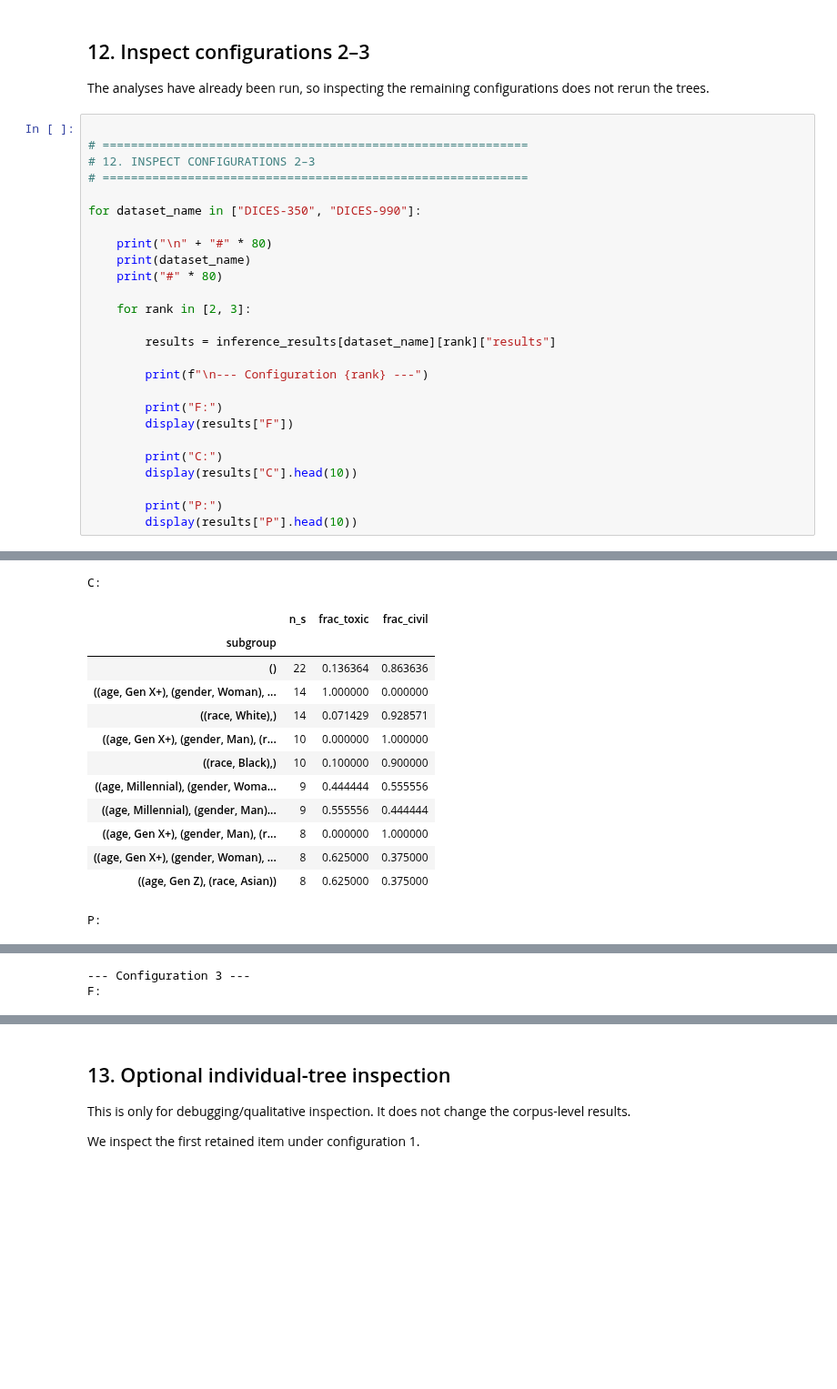
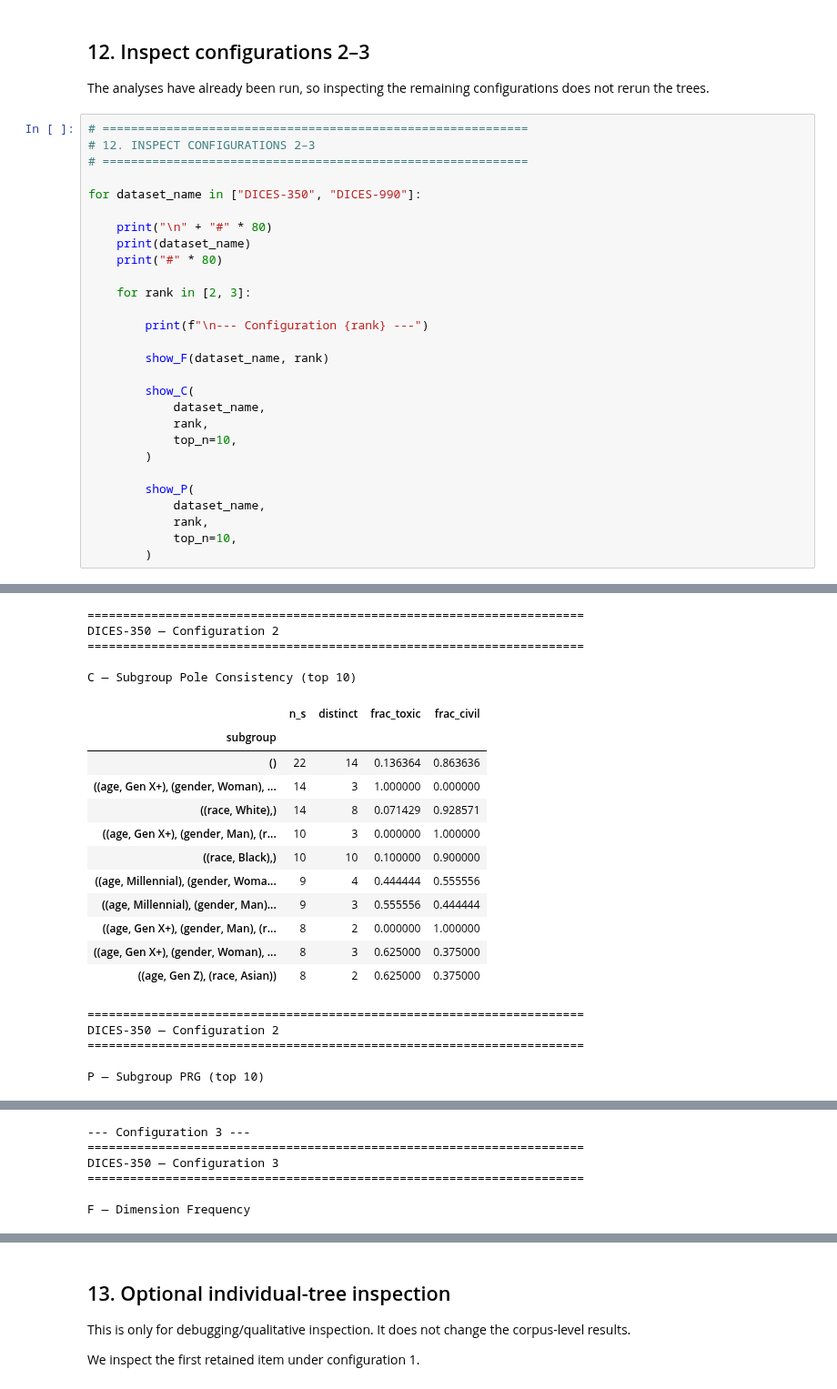
Before and after one commit to Swkratis210204/polartox, a Jupyter notebook: Dices/DICES_polarized_trees_end_to_end.ipynb, the cells around one changed output, grey strips where cells are left out. Shown at 91% size. Drawn from its saved outputs; the diff is of its cells as text; blank space fills up the shorter version.

Commit message:
updated notebook so it can show distinct in F/C/P metrics

```diff
--- a/Dices/DICES_polarized_trees_end_to_end.ipynb
+++ b/Dices/DICES_polarized_trees_end_to_end.ipynb
@@ -1962,7 +2125,6 @@ Across both datasets, Polarized Trees identifies **non-uniform polarization asso
 The analyses have already been run, so inspecting the remaining
 configurations does not rerun the trees.
 # %%
-
 # ============================================================
 # 12. INSPECT CONFIGURATIONS 2–3
 # ============================================================
@@ -1975,18 +2137,21 @@ for dataset_name in ["DICES-350", "DICES-990"]:
 
     for rank in [2, 3]:
 
-        results = inference_results[dataset_name][rank]["results"]
-
         print(f"\n--- Configuration {rank} ---")
 
-        print("F:")
-        display(results["F"])
+        show_F(dataset_name, rank)
 
-        print("C:")
-        display(results["C"].head(10))
+        show_C(
+            dataset_name,
+            rank,
+            top_n=10,
+        )
 
-        print("P:")
-        display(results["P"].head(10))
+        show_P(
+            dataset_name,
+            rank,
+            top_n=10,
+        )
 # %% [output]
 ################################################################################
 DICES-350
@@ -1997,20 +2166,28 @@ F:
 | depth | 1 | 2 | 3 | 4 |
 | dim |  |  |  |  |
 | age | 3 | 22 | 23 | 7 |
 | education | 2 | 15 | 15 | 5 |
 | gender | 0 | 17 | 38 | 10 |
 | race | 21 | 2 | 1 | 0 |
-C:
+======================================================================
+DICES-350 — Configuration 2
+======================================================================
+
+C — Subgroup Pole Consistency (top 10)
-|  | n_s | frac_toxic | frac_civil |
-| subgroup |  |  |  |
-| () | 22 | 0.136364 | 0.863636 |
-| ((age, Gen X+), (gender, Woman), ... | 14 | 1.000000 | 0.000000 |
-| ((race, White),) | 14 | 0.071429 | 0.928571 |
-| ((age, Gen X+), (gender, Man), (r... | 10 | 0.000000 | 1.000000 |
-| ((race, Black),) | 10 | 0.100000 | 0.900000 |
-| ((age, Millennial), (gender, Woma... | 9 | 0.444444 | 0.555556 |
-| ((age, Millennial), (gender, Man)... | 9 | 0.555556 | 0.444444 |
-| ((age, Gen X+), (gender, Man), (r... | 8 | 0.000000 | 1.000000 |
-| ((age, Gen X+), (gender, Woman), ... | 8 | 0.625000 | 0.375000 |
-| ((age, Gen Z), (race, Asian)) | 8 | 0.625000 | 0.375000 |
+|  | n_s | distinct | frac_toxic | frac_civil |
+| subgroup |  |  |  |  |
+| () | 22 | 14 | 0.136364 | 0.863636 |
+| ((age, Gen X+), (gender, Woman), ... | 14 | 3 | 1.000000 | 0.000000 |
+| ((race, White),) | 14 | 8 | 0.071429 | 0.928571 |
+| ((age, Gen X+), (gender, Man), (r... | 10 | 3 | 0.000000 | 1.000000 |
+| ((race, Black),) | 10 | 10 | 0.100000 | 0.900000 |
+| ((age, Millennial), (gender, Woma... | 9 | 4 | 0.444444 | 0.555556 |
+| ((age, Millennial), (gender, Man)... | 9 | 3 | 0.555556 | 0.444444 |
+| ((age, Gen X+), (gender, Man), (r... | 8 | 2 | 0.000000 | 1.000000 |
+| ((age, Gen X+), (gender, Woman), ... | 8 | 3 | 0.625000 | 0.375000 |
+| ((age, Gen Z), (race, Asian)) | 8 | 2 | 0.625000 | 0.375000 |
-P:
+======================================================================
+DICES-350 — Configuration 2
+======================================================================
+
+P — Subgroup PRG (top 10)
@@ -2029,5 +2206,9 @@ P:
 --- Configuration 3 ---
-F:
+======================================================================
+DICES-350 — Configuration 3
+======================================================================
+
+F — Dimension Frequency
 | depth | 1 | 2 | 3 | 4 |
 | dim |  |  |  |  |
 | age | 3 | 22 | 23 | 7 |
```
Also changed, not shown: parts of 5 cells of this notebook.
